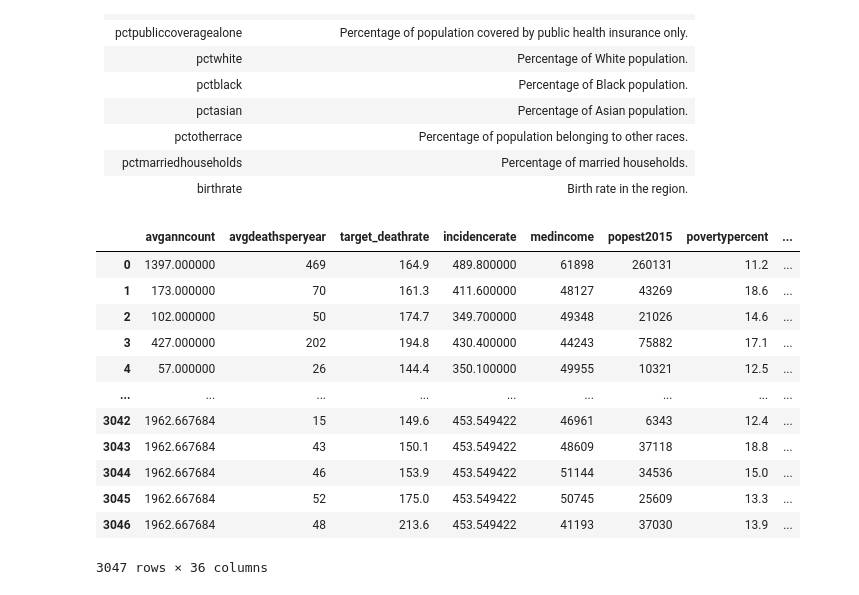
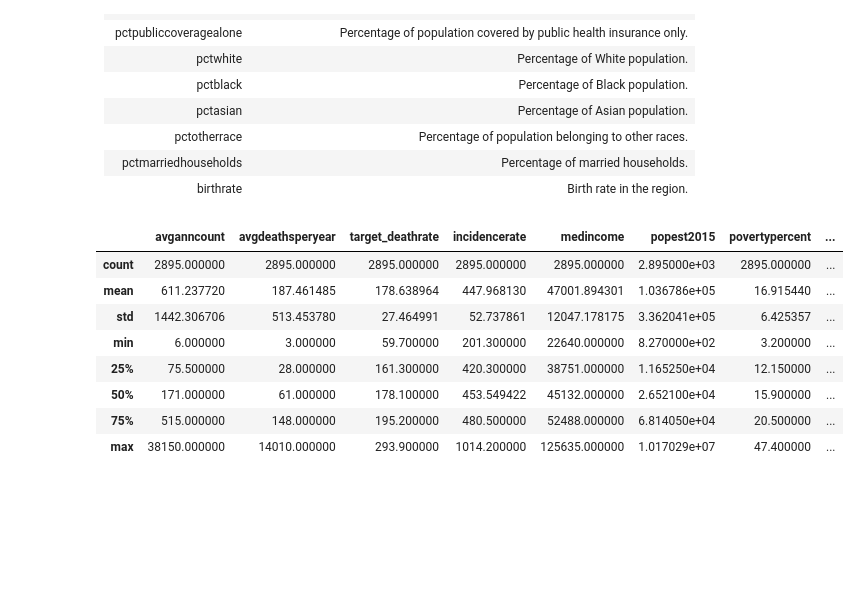
Before and after one commit to cake-dev/AdvDataScience, a Jupyter notebook: Cancer_Project.ipynb, the cells around one changed output. Cells and saved outputs as stored; diff of their text form; code cells hidden in the pictures; blank space fills up the shorter version.

```diff
--- a/Cancer_Project.ipynb
+++ b/Cancer_Project.ipynb
@@ -44,3 +37,17 @@ cancer_stats = cancer_stats.merge(regional_stats, on='geography', how='inner')
+# %%
+# load data
+cancer_stats = pd.read_csv('data/cancer_reg_stats.csv')
+regional_stats = pd.read_csv('data/cancer_avg-household-size.csv')
+# join on geography
+cancer_stats = cancer_stats.merge(regional_stats, on='geography', how='inner')
+
+# these columns have many missing values
+# drop pctsomecol18_24 column
+cancer_stats.drop(columns=['pctsomecol18_24'], inplace=True)
+# drop pctprivatecoveragealone column
+cancer_stats.drop(columns=['pctprivatecoveragealone'], inplace=True)
+# drop rows where pctemployed16_over is missing
+cancer_stats = cancer_stats[~cancer_stats['pctemployed16_over'].isnull()]
 # %%
 statefips_dict = {
     1: "AL",  # Alabama
@@ -96,18 +103,14 @@ statefips_dict = {
     56: "WY",  # Wyoming
 }
 # %%
-cancer_stats
+cancer_stats.describe()
 # %% [output]
 |  | avganncount | avgdeathsperyear | target_deathrate | incidencerate | medincome | popest2015 | povertypercent | ... |
-| 0 | 1397.000000 | 469 | 164.9 | 489.800000 | 61898 | 260131 | 11.2 | ... |
-| 1 | 173.000000 | 70 | 161.3 | 411.600000 | 48127 | 43269 | 18.6 | ... |
-| 2 | 102.000000 | 50 | 174.7 | 349.700000 | 49348 | 21026 | 14.6 | ... |
-| 3 | 427.000000 | 202 | 194.8 | 430.400000 | 44243 | 75882 | 17.1 | ... |
-| 4 | 57.000000 | 26 | 144.4 | 350.100000 | 49955 | 10321 | 12.5 | ... |
-| ... | ... | ... | ... | ... | ... | ... | ... | ... |
-| 3042 | 1962.667684 | 15 | 149.6 | 453.549422 | 46961 | 6343 | 12.4 | ... |
-| 3043 | 1962.667684 | 43 | 150.1 | 453.549422 | 48609 | 37118 | 18.8 | ... |
-| 3044 | 1962.667684 | 46 | 153.9 | 453.549422 | 51144 | 34536 | 15.0 | ... |
-| 3045 | 1962.667684 | 52 | 175.0 | 453.549422 | 50745 | 25609 | 13.3 | ... |
-| 3046 | 1962.667684 | 48 | 213.6 | 453.549422 | 41193 | 37030 | 13.9 | ... |
+| count | 2895.000000 | 2895.000000 | 2895.000000 | 2895.000000 | 2895.000000 | 2.895000e+03 | 2895.000000 | ... |
+| mean | 611.237720 | 187.461485 | 178.638964 | 447.968130 | 47001.894301 | 1.036786e+05 | 16.915440 | ... |
+| std | 1442.306706 | 513.453780 | 27.464991 | 52.737861 | 12047.178175 | 3.362041e+05 | 6.425357 | ... |
+| min | 6.000000 | 3.000000 | 59.700000 | 201.300000 | 22640.000000 | 8.270000e+02 | 3.200000 | ... |
+| 25% | 75.500000 | 28.000000 | 161.300000 | 420.300000 | 38751.000000 | 1.165250e+04 | 12.150000 | ... |
+| 50% | 171.000000 | 61.000000 | 178.100000 | 453.549422 | 45132.000000 | 2.652100e+04 | 15.900000 | ... |
+| 75% | 515.000000 | 148.000000 | 195.200000 | 480.500000 | 52488.000000 | 6.814050e+04 | 20.500000 | ... |
+| max | 38150.000000 | 14010.000000 | 293.900000 | 1014.200000 | 125635.000000 | 1.017029e+07 | 47.400000 | ... |
-3047 rows × 36 columns
```
Also changed, not shown: parts of 11 cells of this notebook.
